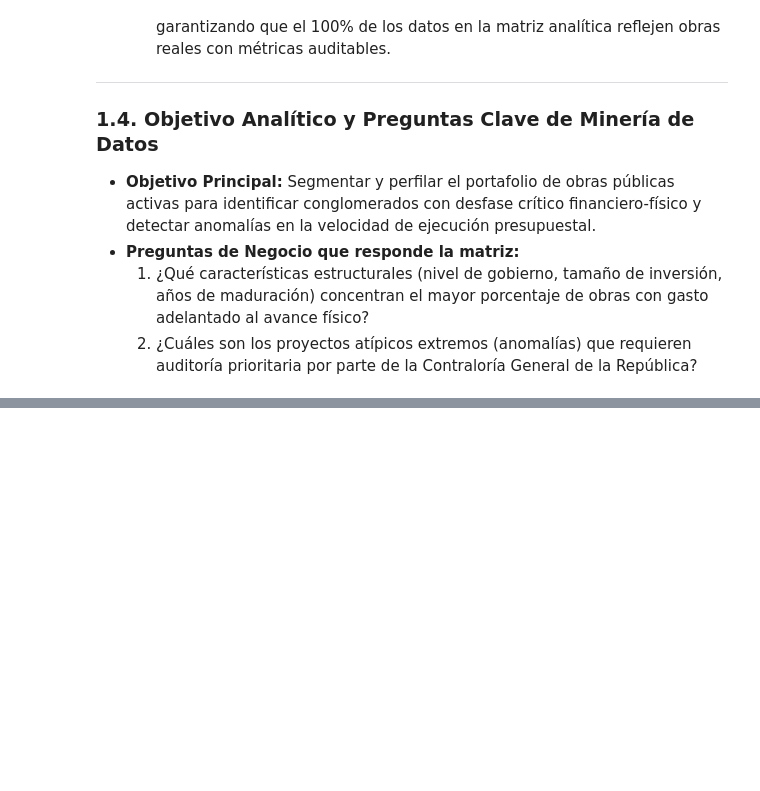
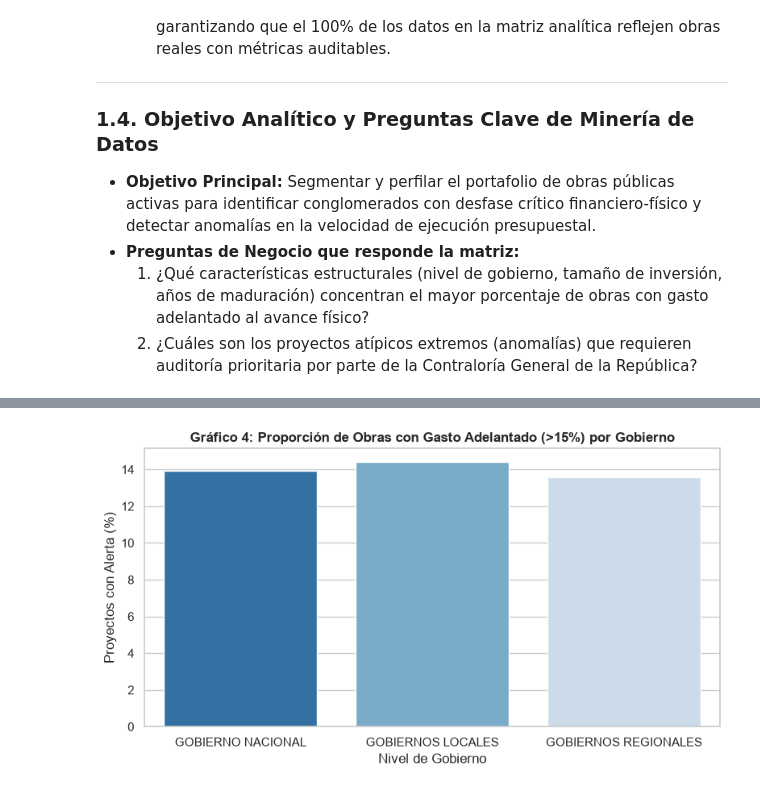
Before and after one commit to RomyUP1411/data-mining-project, a Jupyter notebook: Entrega_2/Entrega_2_Data_Hunters.ipynb, the cells around one changed output, grey strips where cells are left out. Saved outputs shown, nothing was run; the diff lists cells and outputs as text; code cells hidden in the pictures; blank space fills up the shorter version.

```diff
--- a/Entrega_2/Entrega_2_Data_Hunters.ipynb
+++ b/Entrega_2/Entrega_2_Data_Hunters.ipynb
@@ -640,0 +502,11 @@ Dimensiones finales: (1978, 13)
+# %%
+# Gráfico 4: Proporción de Obras con Alerta de Gasto Adelantado por Gobierno
+fig4, ax4 = plt.subplots(figsize=(8, 4.5))
+pct_alerta = df_eda.groupby("nivel_gobierno")["alerta"].mean() * 100
+sns.barplot(x=pct_alerta.index, y=pct_alerta.values, hue=pct_alerta.index, palette="Blues_r", legend=False, ax=ax4)
+ax4.set_title("Gráfico 4: Proporción de Obras con Gasto Adelantado (>15%) por Gobierno", fontweight="bold")
+ax4.set_ylabel("Proyectos con Alerta (%)")
+ax4.set_xlabel("Nivel de Gobierno")
+plt.show()
+# %% [output]
+[figure, added]
```
Also changed, not shown: parts of 81 cells of this notebook.
